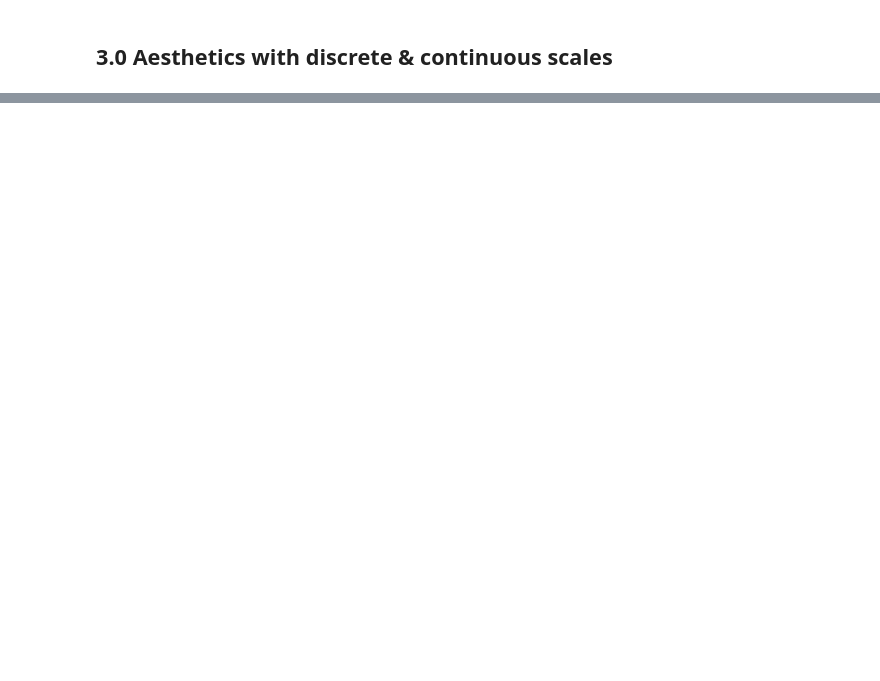
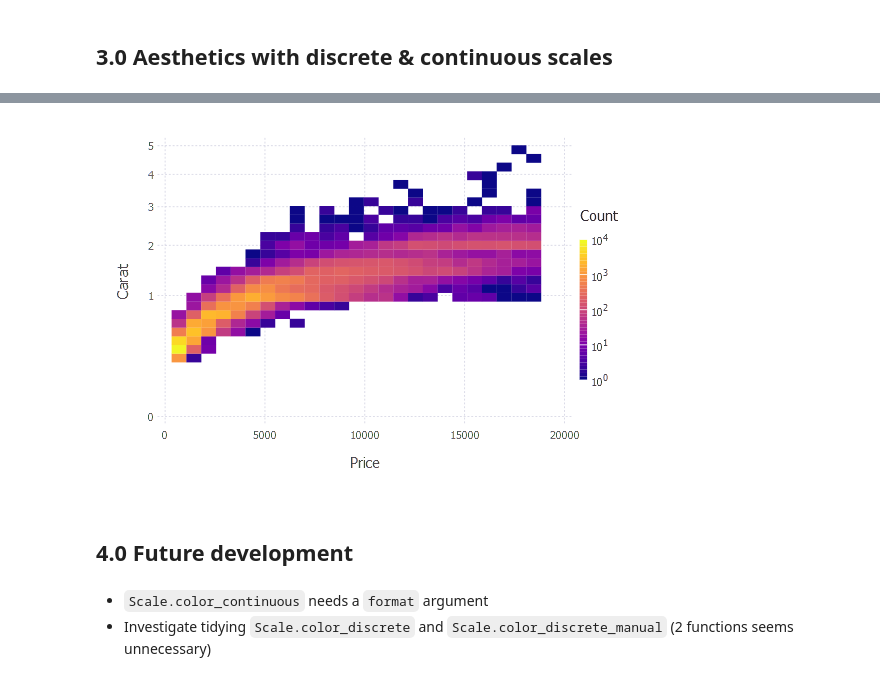
Before and after one commit to Mattriks/Introduction_to_Gadfly_tutorials, a Jupyter notebook: src/Scale.ipynb, the cells around one changed output, grey strips where cells are left out. Cells and saved outputs as stored; diff of their text form; code cells hidden in the pictures; blank space fills up the shorter version.

```diff
--- a/src/Scale.ipynb
+++ b/src/Scale.ipynb
@@ -143,0 +237,14 @@ Compose.SVG(228.6mm, 76.19999999999999mm, IOBuffer(data=UInt8[...], readable=tru
+# %%
+ph = plot(Diamonds, x=:Price, y=:Carat, Geom.histogram2d(xbincount=25, ybincount=25),
+    Scale.color_log10(colormap=c->get(ColorSchemes.plasma, c)),
+    Scale.x_continuous(format=:plain),
+    Scale.y_sqrt(labels=x -> @sprintf("%i", x^2)),
+    Guide.yticks(ticks=sqrt.([0:5;]))
+)
+# %% [output]
+[figure, added]
+# %% [markdown]
+## 4.0 Future development
+# %% [markdown]
+- `Scale.color_continuous` needs a `format` argument
+- Investigate tidying `Scale.color_discrete` and `Scale.color_discrete_manual` (2 functions seems unnecessary)
```
Also changed, not shown: parts of 25 cells of this notebook.
